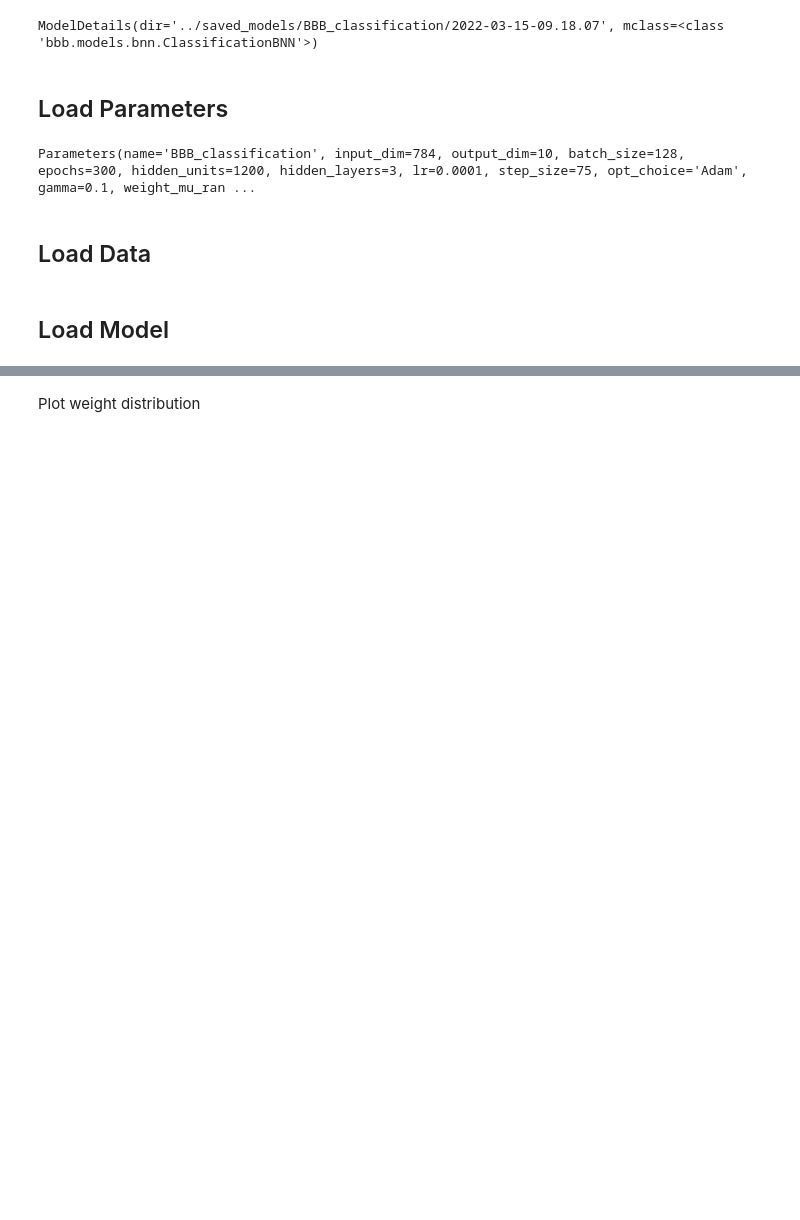
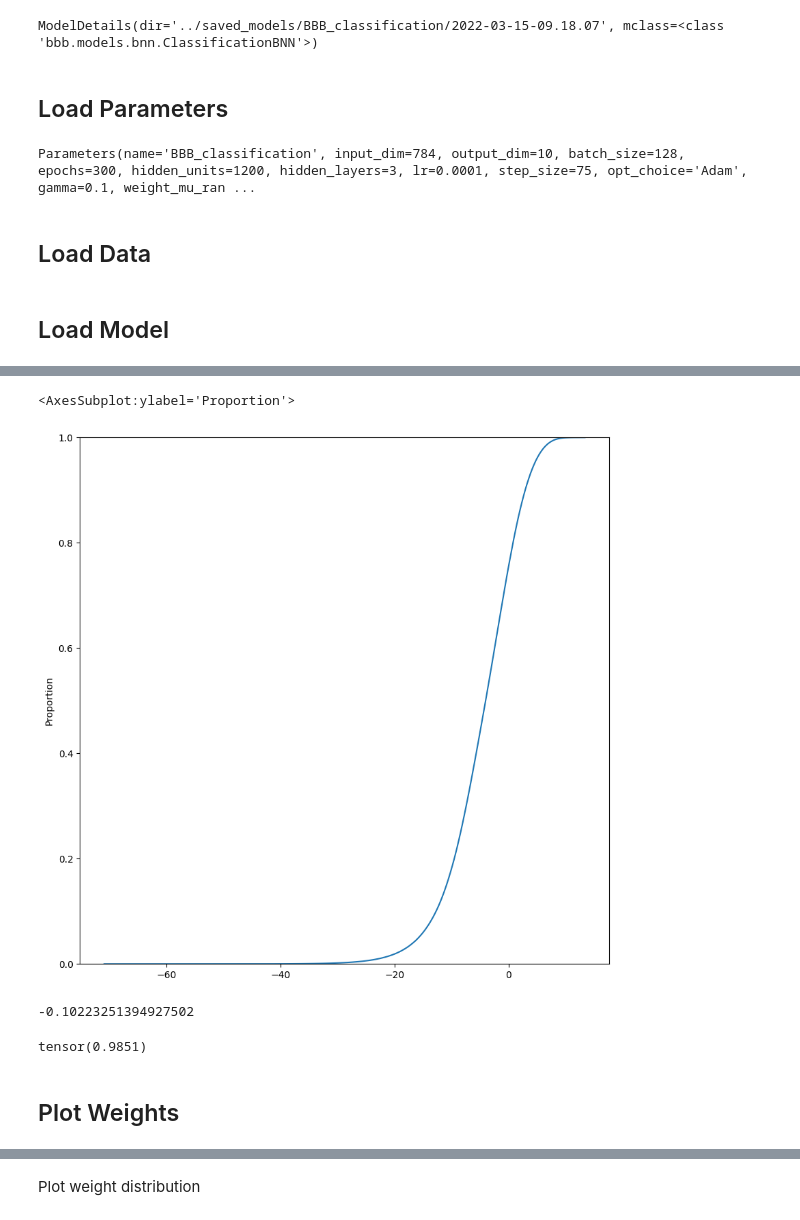
Before and after one commit to Cambridge-Uni-MLMI-Advanced-ML-21-22-G7/BBB, a Jupyter notebook: jupyter/classification.ipynb, the cells around one changed output, grey strips where cells are left out. Drawn from its saved outputs; the diff is of its cells as text; code cells hidden in the pictures; blank space fills up the shorter version.

```diff
--- a/jupyter/classification.ipynb
+++ b/jupyter/classification.ipynb
@@ -88,0 +180,13 @@ net.model.load_state_dict(torch.load(os.path.join(MODEL_DETAILS.dir, 'model.pt')
+# %%
+fig, ax = plt.subplots(1, 1, figsize=(10,10))
+# ax.hist(weight_snrs, density=True, bins=50)
+sns.ecdfplot(weight_snrs, ax=ax)
+# %% [output]
+<AxesSubplot:ylabel='Proportion'>
+[figure, added]
+# %%
+snr_threshold_quantile = 0.75
+snr_threshold = np.quantile(weight_snrs, snr_threshold_quantile)
+snr_threshold
+# %% [output]
+-0.10223251394927502
@@ -89,2 +199,9 @@ net.model.load_state_dict(torch.load(os.path.join(MODEL_DETAILS.dir, 'model.pt')
+# %%
+eval_dict = evaluate_classifier(net, X_val)
+eval_dict['eval_score']
+# %% [output]
+tensor(0.9851)
+# %% [markdown]
+## Plot Weights
 # %%
 plot_weight_samples(net.weight_samples())
```
Also changed, not shown: parts of 21 cells of this notebook, 4 other files.
